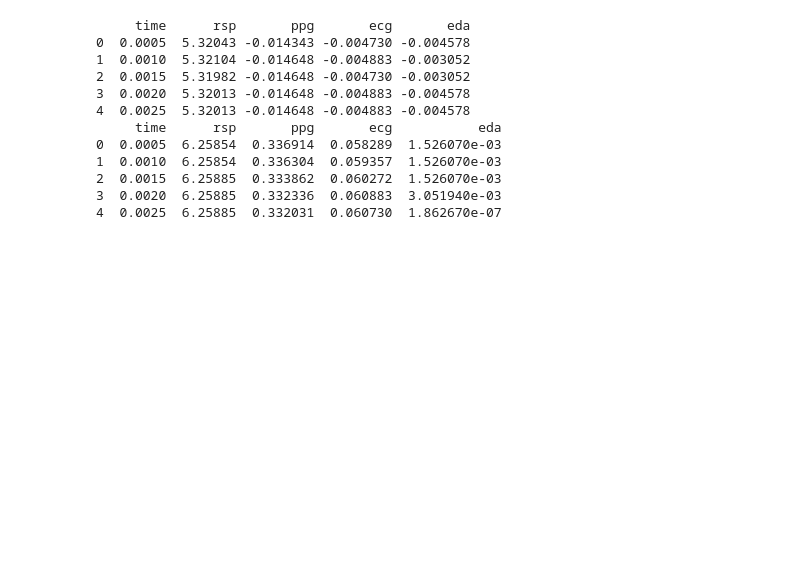
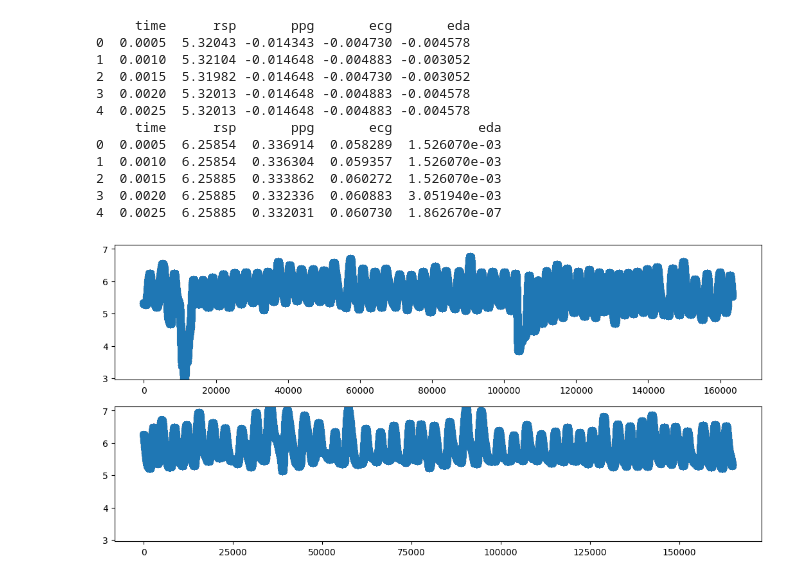
Before and after one commit to abishans23/Predictability-and-Horror-Films, a Jupyter notebook: Algorithm.ipynb, the cells around one changed output. Cells and saved outputs as stored; diff of their text form; code cells hidden in the pictures; blank space fills up the shorter version.

Commit message:
plotting resp

```diff
--- a/Algorithm.ipynb
+++ b/Algorithm.ipynb
@@ -44,3 +45,20 @@ arr2timeMS = arr2time * 1000
 
 print(arr1timeMS)
 print(arr2timeMS)
+# %%
+ymin = min(arr1rsp.min(), arr2rsp.min())
+ymax = max(arr1rsp.max(), arr2rsp.max())
+
+plt.figure(figsize=(13, 6))
+
+plt.subplot(2, 1, 1)
+plt.scatter(arr1timeMS, arr1rsp, s=70)
+plt.ylim(ymin, ymax)
+
+plt.subplot(2, 1, 2)
+plt.scatter(arr2timeMS, arr2rsp, s=70)
+plt.ylim(ymin, ymax)
+
+plt.show()
+# %% [output]
+[figure, added]
```
Also changed, not shown: parts of 1 cell of this notebook.
